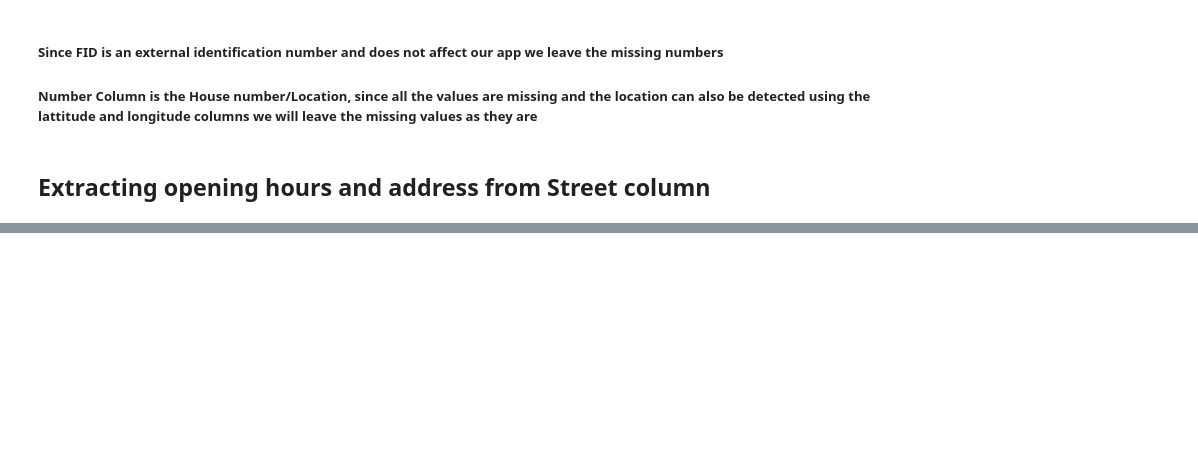
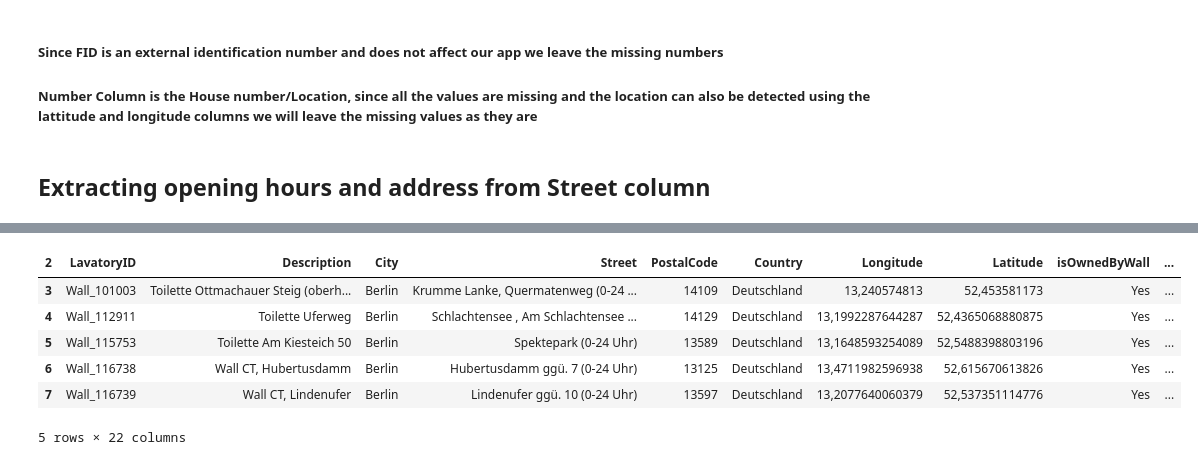
Before and after one commit to TechLabs-Berlin/st22-peedom, a Jupyter notebook: Data/peedom.ipynb, the cells around one changed output, grey strips where cells are left out. Saved outputs shown, nothing was run; the diff lists cells and outputs as text; code cells hidden in the pictures; blank space fills up the shorter version.

```diff
--- a/Data/peedom.ipynb
+++ b/Data/peedom.ipynb
@@ -104,0 +115,25 @@ data['opening_hours']=data['opening_hour']+str(':00')+str('-')+data['closing_hou
+# %%
+# Deleting Number column as it add no value
+data.drop('Number', axis=1, inplace=True)
+data.drop('FID', axis=1, inplace=True)
+# %%
+#Replacing values to make more sense
+data["isOwnedByWall"] = data["isOwnedByWall"].replace(to_replace=[1, 0], value=["Yes", "No"])
+data["isHandicappedAccessible"] = data["isHandicappedAccessible"].replace(to_replace=[1, 0], value=["Yes", "No"])
+data["canBePayedWithCoins"] = data["canBePayedWithCoins"].replace(to_replace=[1, 0], value=["Yes", "No"])
+data["canBePayedInApp"] = data["canBePayedInApp"].replace(to_replace=[1, 0], value=["Yes", "No"])
+data["canBePayedWithNFC"] = data["canBePayedWithNFC"].replace(to_replace=[1, 0], value=["Yes", "No"])
+data["hasChangingTable"] = data["hasChangingTable"].replace(to_replace=[1, 0], value=["Yes", "No/Unknown"])
+data["hasUrinal"] = data["hasUrinal"].replace(to_replace=[1, 0], value=["Yes", "No"])
+# %%
+data["LabelID"] = data["LabelID"].replace(to_replace=[1, 2,3,4,5,6], value=["Berliner Toilette", "City Toilette","WC-Center","Café Achteck","weitere ÖTs (z.B. Sanitärcontainer)","Toilette nicht von Wall"])
+# %%
+data.head()
+# %% [output]
+| 2 | LavatoryID | Description | City | Street | PostalCode | Country | Longitude | Latitude | isOwnedByWall | ... |
+| 3 | Wall_101003 | Toilette Ottmachauer Steig (oberh... | Berlin | Krumme Lanke, Quermatenweg (0-24 ... | 14109 | Deutschland | 13,240574813 | 52,453581173 | Yes | ... |
+| 4 | Wall_112911 | Toilette Uferweg | Berlin | Schlachtensee , Am Schlachtensee ... | 14129 | Deutschland | 13,1992287644287 | 52,4365068880875 | Yes | ... |
+| 5 | Wall_115753 | Toilette Am Kiesteich 50 | Berlin | Spektepark (0-24 Uhr) | 13589 | Deutschland | 13,1648593254089 | 52,5488398803196 | Yes | ... |
+| 6 | Wall_116738 | Wall CT, Hubertusdamm | Berlin | Hubertusdamm ggü. 7 (0-24 Uhr) | 13125 | Deutschland | 13,4711982596938 | 52,615670613826 | Yes | ... |
+| 7 | Wall_116739 | Wall CT, Lindenufer | Berlin | Lindenufer ggü. 10 (0-24 Uhr) | 13597 | Deutschland | 13,2077640060379 | 52,537351114776 | Yes | ... |
+5 rows × 22 columns
```
Also changed, not shown: parts of 2 cells of this notebook.
